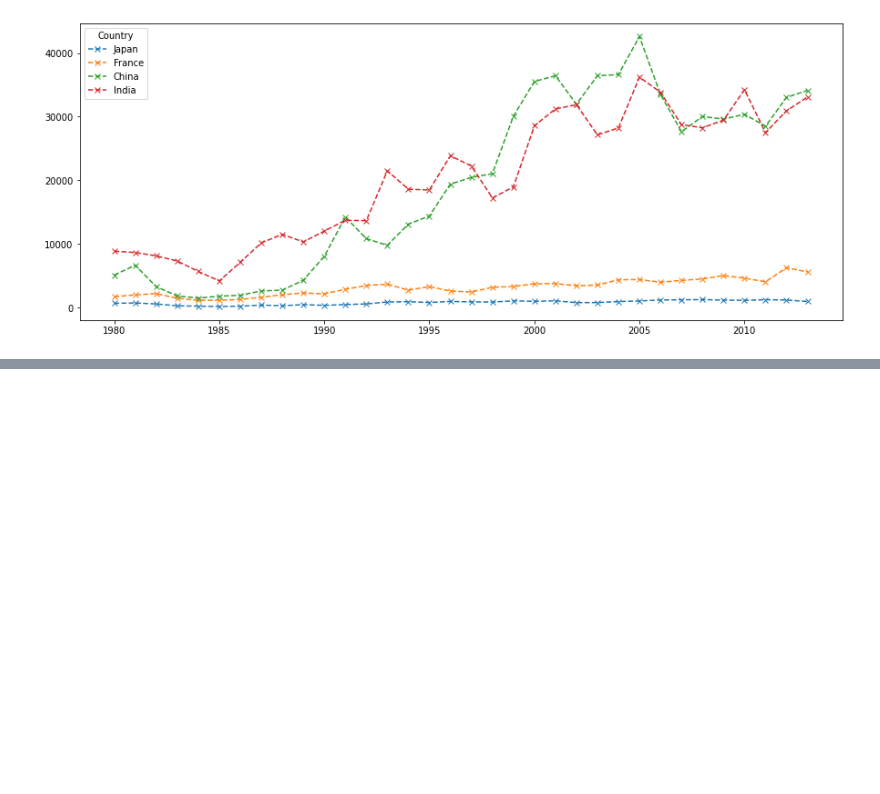
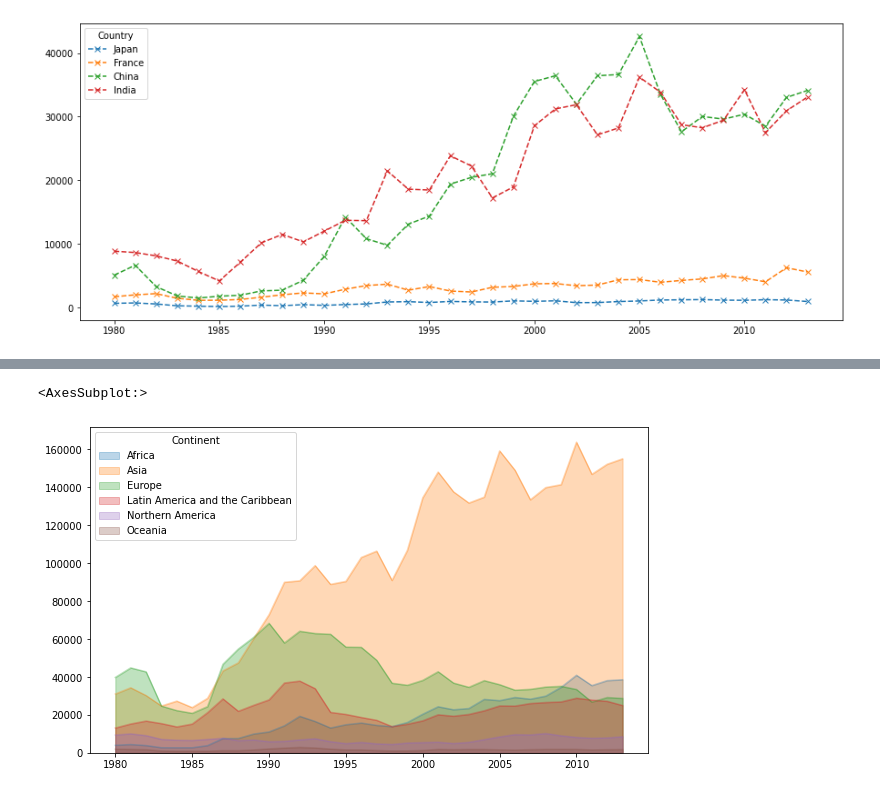
Before and after one commit to jayarad99/jaya-python, a Jupyter notebook: functions/functions.ipynb/analysis.ipynb, the cells around one changed output, grey strips where cells are left out. Saved outputs shown, nothing was run; the diff lists cells and outputs as text; code cells hidden in the pictures; blank space fills up the shorter version.

```diff
--- a/functions/functions.ipynb/analysis.ipynb
+++ b/functions/functions.ipynb/analysis.ipynb
@@ -146,0 +378,9 @@ canada.loc[['Japan','France','China','India'],years].T.plot(kind='line',figsize=
+# %%
+canada.groupby('Continent').sum()[years].T.plot(
+    kind='area',
+    figsize=(10,6),
+    stacked=False, #using prescribed levels from column to list
+    alpha=0.3)
+# %% [output]
+<AxesSubplot:>
+[figure, added]
```
Also changed, not shown: parts of 23 cells of this notebook, 1 other file.
